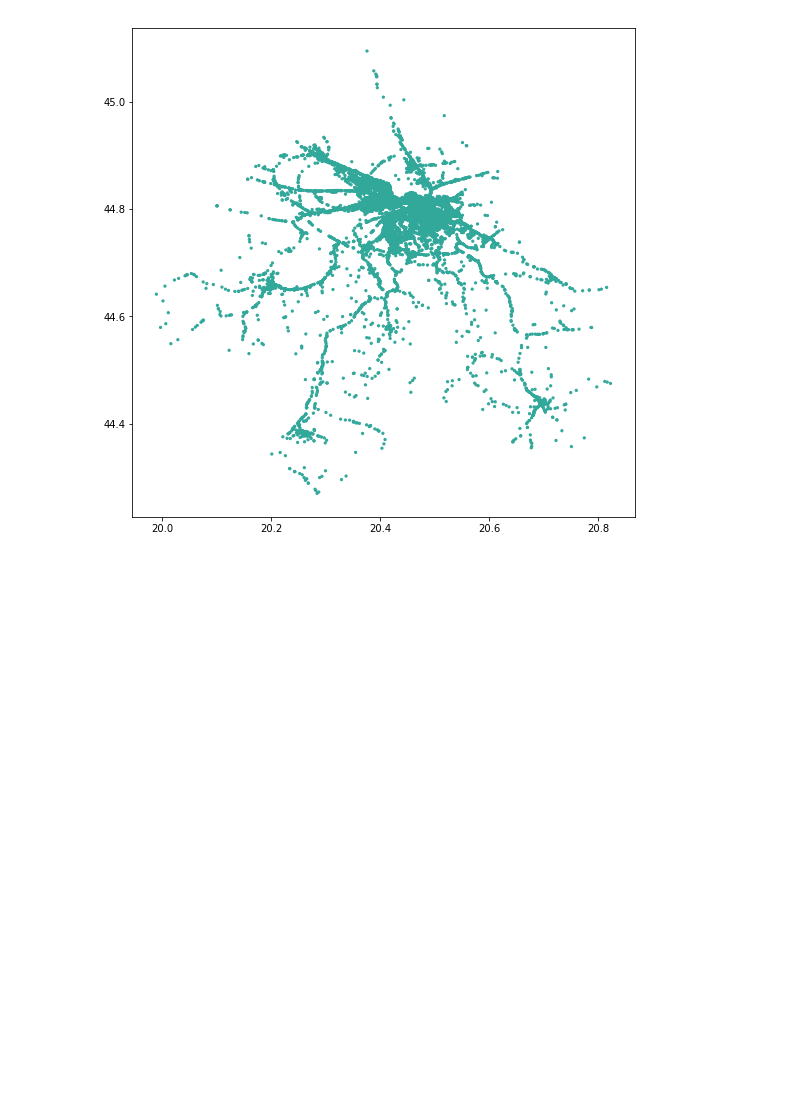
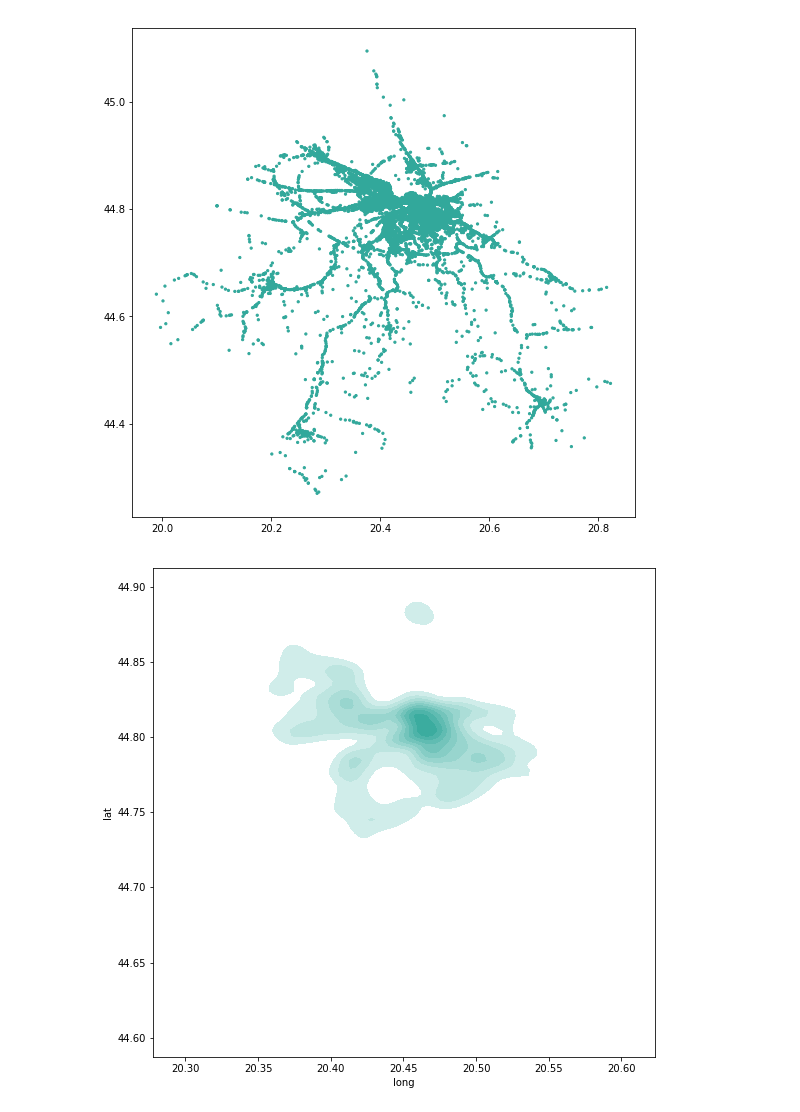
Before and after one commit to BrunnoRicci/traffic-accidents-belgrade, a Jupyter notebook: eda-traffic-belgrade.ipynb, the cells around one changed output. Drawn from its saved outputs; the diff is of its cells as text; code cells hidden in the pictures; blank space fills up the shorter version.

```diff
--- a/eda-traffic-belgrade.ipynb
+++ b/eda-traffic-belgrade.ipynb
@@ -154,6 +154,13 @@ plt.figure(figsize=(ph,ph))
 plt.scatter(df['long'], df['lat'], s=[5] * len(df), color='#32a89b');
 # %% [output]
 [figure]
+# %%
+topl = df[(df['long'].between(20.3, 20.6)) & (df['lat'].between(44.6, 44.9))]
+plt.figure(figsize=(ph,ph))
+
+sns.kdeplot(topl['long'], topl['lat'], shade=True, shade_lowest=False, color='#32a89b');
+# %% [output]
+[figure, added]
 # %%
 from gmplot import gmplot
 
```
Also changed, not shown: parts of 1 cell of this notebook, 3 other files.
